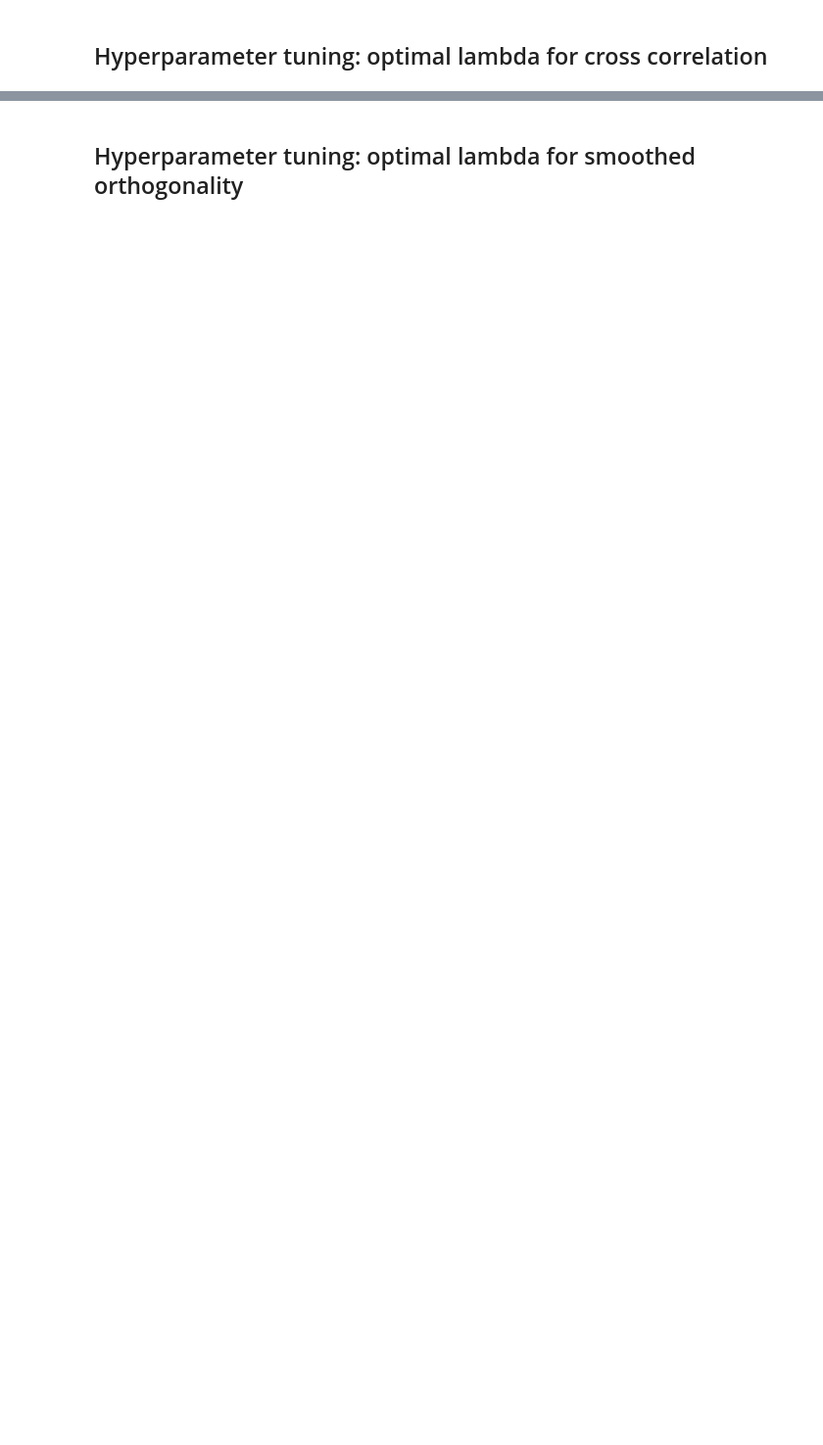
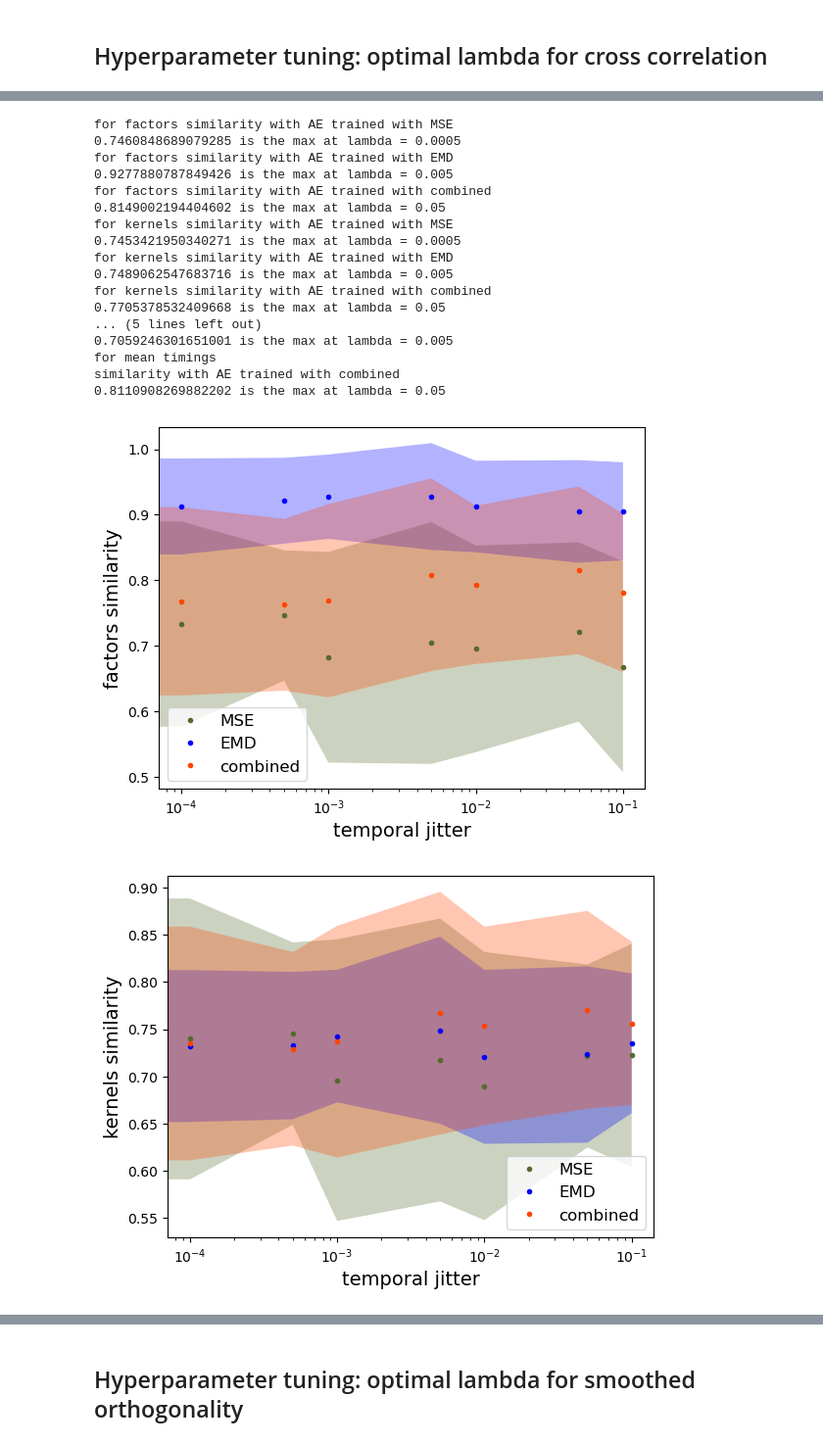
Before and after one commit to AntoineGrimaldi/wassa, a Jupyter notebook: 2025-01-14_results_synthetic_data/2024-12-19_hp_testing_combined.ipynb, the cells around one changed output, grey strips where cells are left out. Shown at 98% size. Cells and saved outputs as stored; diff of their text form; code cells hidden in the pictures; blank space fills up the shorter version.

```diff
--- a/2025-01-14_results_synthetic_data/2024-12-19_hp_testing_combined.ipynb
+++ b/2025-01-14_results_synthetic_data/2024-12-19_hp_testing_combined.ipynb
@@ -129,4 +153,4 @@ for i in range(len(name_metrics)):
 ## Hyperparameter tuning: optimal lambda for cross correlation
 # %%
 training_parameters.penalty_type = 'cc'
-results, lambdaz = performance_as_a_function_of_lambda(dataset_parameters, training_parameters, date, lambdaz, N_iter = N_iter, seeds = seeds, device = device)
+results_cc, lambdaz = performance_as_a_function_of_lambda(dataset_parameters, training_parameters, date, lambdaz, N_iter = N_iter, seeds = seeds, device = device)
@@ -133,11 +159,31 @@ results, lambdaz = performance_as_a_function_of_lambda(dataset_parameters, train
 # %%
-results = results.cpu()
+results = results_cc.cpu()
 for i in range(len(name_metrics)):
     fig, ax = plt.subplots()
     for m in range(len(name_methods)):
         ax = plot_results_std(ax,results[m,:,:,i],lambdaz,xlabel,name_metrics[i],name_methods[m],colors[m], logplot=True)
         if i<3:
             print(f'for {name_metrics[i]} with AE trained with {name_methods[m]}')
             val_max = max(results[m,:,:,i].mean(axis=0))
             ind_max = np.argmax(results[m,:,:,i].mean(axis=0))
             print(f'{val_max} is the max at lambda = {lambdaz[ind_max]}')
+# %% [output]
+for factors similarity with AE trained with MSE
+0.7460848689079285 is the max at lambda = 0.0005
+for factors similarity with AE trained with EMD
+0.9277880787849426 is the max at lambda = 0.005
+for factors similarity with AE trained with combined
+0.8149002194404602 is the max at lambda = 0.05
+for kernels similarity with AE trained with MSE
+0.7453421950340271 is the max at lambda = 0.0005
+for kernels similarity with AE trained with EMD
+0.7489062547683716 is the max at lambda = 0.005
+for kernels similarity with AE trained with combined
+0.7705378532409668 is the max at lambda = 0.05
+... (5 lines left out)
+0.7059246301651001 is the max at lambda = 0.005
+for mean timings
+similarity with AE trained with combined
+0.8110908269882202 is the max at lambda = 0.05
+[figure, added]
+[figure, added]
```
Also changed, not shown: parts of 19 cells of this notebook, 5 other files.
